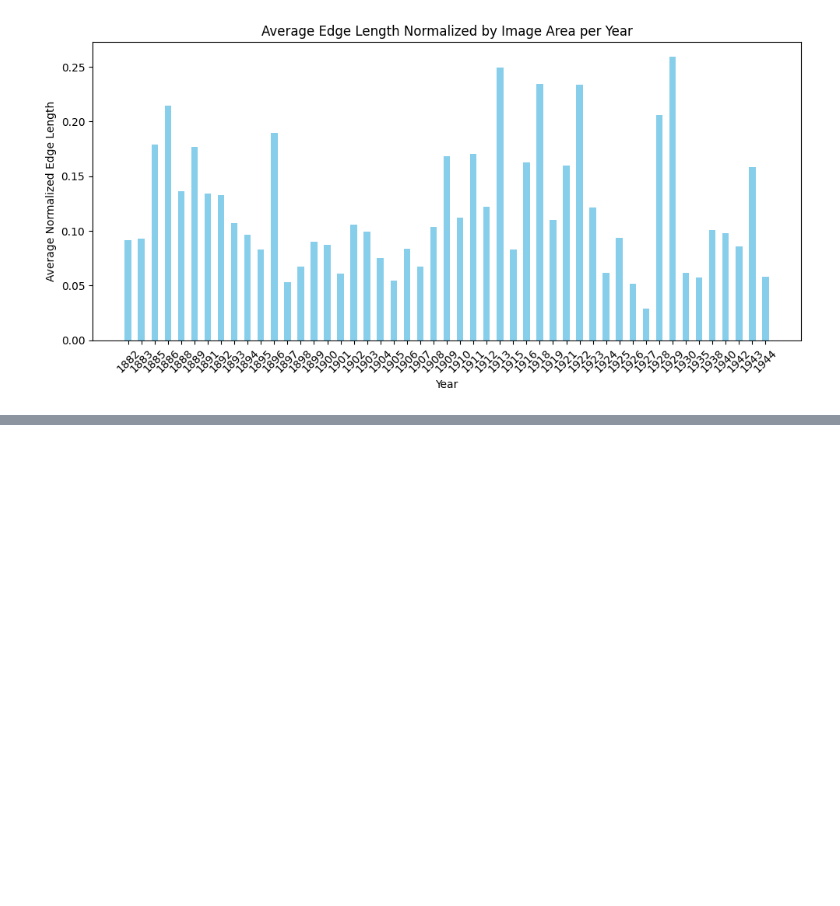
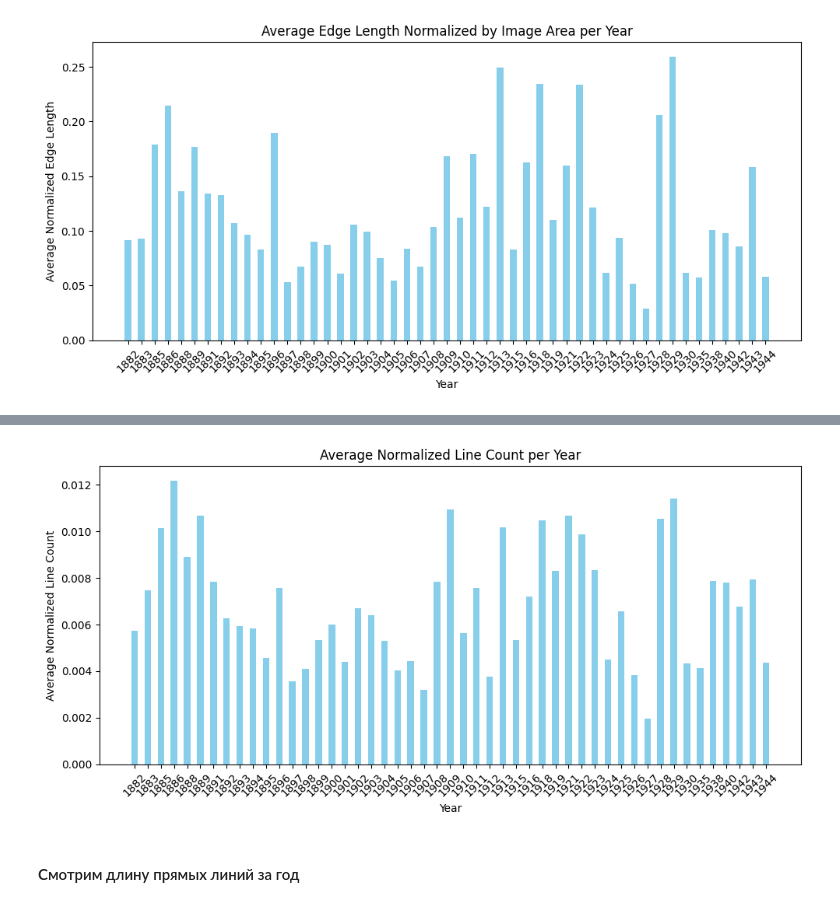
Before and after one commit to pryanik/i3_shades_of_mind, a Jupyter notebook: edges_analysis_munch.ipynb, the cells around one changed output, grey strips where cells are left out. Saved outputs shown, nothing was run; the diff lists cells and outputs as text; code cells hidden in the pictures; blank space fills up the shorter version.

```diff
--- a/edges_analysis_munch.ipynb
+++ b/edges_analysis_munch.ipynb
@@ -95,0 +155,42 @@ plot_results(res)
+# %%
+def process_images(folder_path):
+    results = {}
+
+    for filename in os.listdir(folder_path):
+        if filename.lower().endswith(('.jpeg', '.jpg', '.png')):
+            filepath = os.path.join(folder_path, filename)
+            year = filename.split('_')[0]
+            if year == "yyyy":
+                continue
+
+            image = cv2.imread(filepath, cv2.IMREAD_GRAYSCALE)
+            edges = cv2.Canny(image, 100, 200)
+
+            lines = cv2.HoughLinesP(edges,
+                                    1, # шаг в пикселях по оси x
+                                    np.pi / 180, # шаг в радианах по углу
+                                    threshold=10, # минимальное количество точек на линии
+                                    minLineLength=10, # минимальная длина линии
+                                    maxLineGap=10) # максимальный разрыв между частями линии
+            num_lines = len(lines) if lines is not None else 0
+
+            height, width = image.shape
+            area = height * width
+            normalized_lines = num_lines / area
+
+            if year in results:
+                results[year].append(normalized_lines)
+            else:
+                results[year] = [normalized_lines]
+
+    averaged_results = {year: np.mean(values) for year, values in results.items()}
+    sorted_results = dict(sorted(averaged_results.items(), key=lambda x: int(x[0])))
+
+    return sorted_results
+# %%
+res = process_images(folder_path)
+plot_results(res)
+# %% [output]
+[figure, added]
+# %% [markdown]
+#### Смотрим длину прямых линий за год
```
Also changed, not shown: parts of 10 cells of this notebook.
